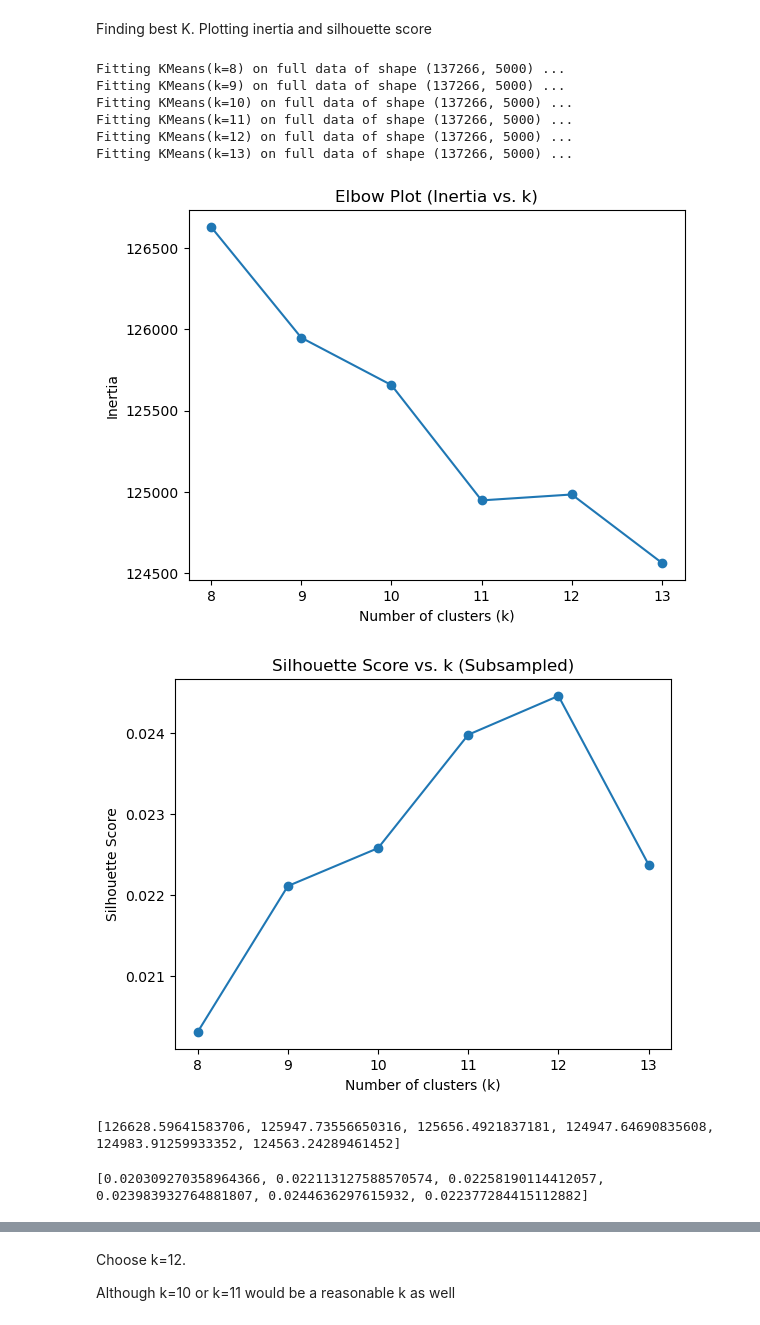
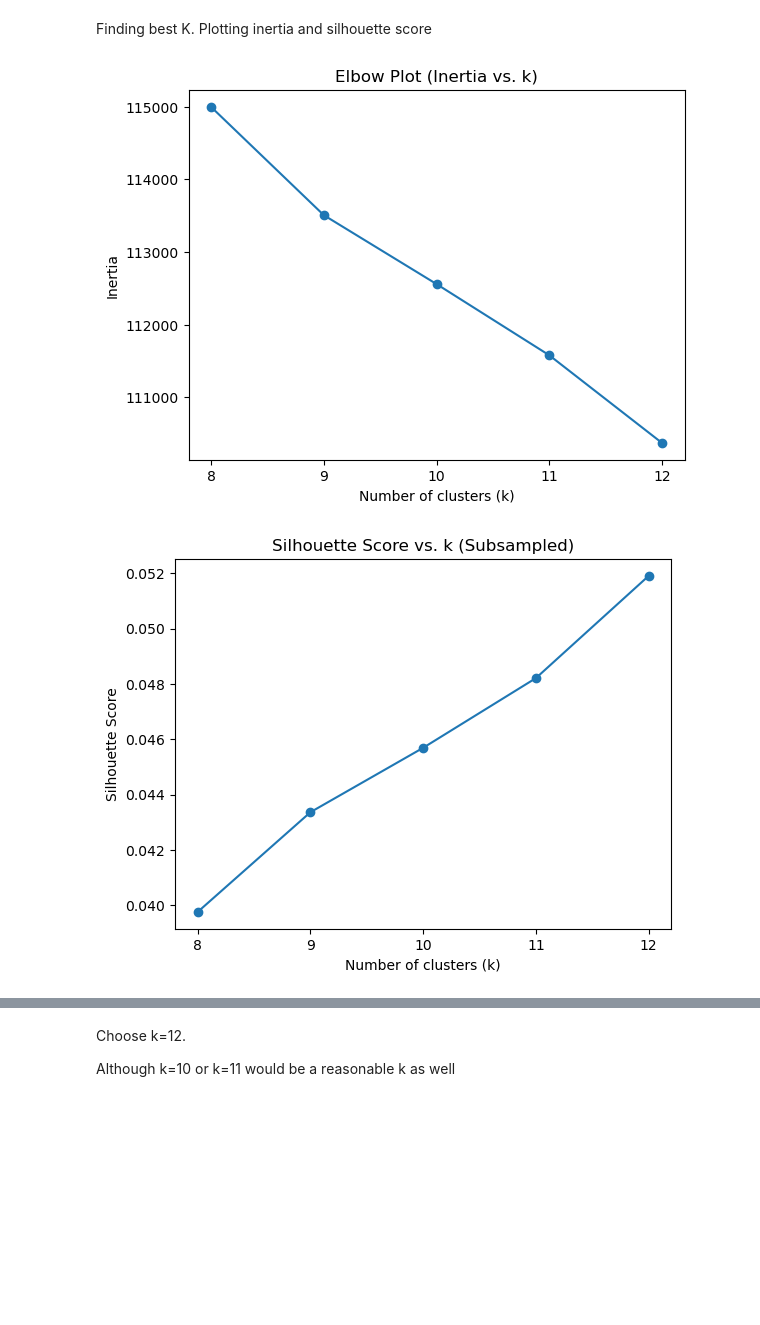
Before and after one commit to arya-2407/seng474-ml-spice, a Jupyter notebook: clustering/best-k.ipynb, the cells around one changed output, grey strips where cells are left out. Cells and saved outputs as stored; diff of their text form; code cells hidden in the pictures; blank space fills up the shorter version.

Commit message:
clustering-based recommender eval and experiments

```diff
--- a/clustering/best-k.ipynb
+++ b/clustering/best-k.ipynb
@@ -41,7 +41,8 @@ TF-IDF
 # %%
 vectorizer = TfidfVectorizer(
     stop_words='english',   # Remove English stop words
-    max_features=5000,      # Limit to top 5k terms
+    min_df=0.02,
+    max_df=0.85
 )
 X_tfidf = vectorizer.fit_transform(metadata_df['combined_text'])
 print("TF-IDF matrix shape:", X_tfidf.shape)
@@ -65,8 +66,8 @@ if n_samples > max_samples:
 else:
     X_for_silhouette = X_tfidf
 
-# 2) Evaluate k in [8..13]
-ks = range(8, 14)
+# 2) Evaluate k in [8..12]
+ks = range(8, 13)
 inertias = []
 sil_scores = []
 
@@ -87,36 +88,24 @@ for k in ks:
         sil = np.nan
 
     sil_scores.append(sil)
-
-# 3) Plot inertia
-plt.figure()
-plt.plot(ks, inertias, marker='o')
-plt.title("Elbow Plot (Inertia vs. k)")
-plt.xlabel("Number of clusters (k)")
-plt.ylabel("Inertia")
-plt.show()
-
-# 4) Plot silhouette
-plt.figure()
-plt.plot(ks, sil_scores, marker='o')
-plt.title("Silhouette Score vs. k (Subsampled)")
-plt.xlabel("Number of clusters (k)")
-plt.ylabel("Silhouette Score")
-plt.show()
-# %% [output]
-Fitting KMeans(k=8) on full data of shape (137266, 5000) ...
-Fitting KMeans(k=9) on full data of shape (137266, 5000) ...
-Fitting KMeans(k=10) on full data of shape (137266, 5000) ...
-Fitting KMeans(k=11) on full data of shape (137266, 5000) ...
-Fitting KMeans(k=12) on full data of shape (137266, 5000) ...
-Fitting KMeans(k=13) on full data of shape (137266, 5000) ...
-[figure, removed]
-[figure, removed]
-# %%
-print(inertias)
-# %% [output]
-[126628.59641583706, 125947.73556650316, 125656.4921837181, 124947.64690835608, 124983.91259933352, 124563.24289461452]
-# %%
-print(sil_scores)
-# %% [output]
-[0.020309270358964366, 0.022113127588570574, 0.02258190114412057, 0.023983932764881807, 0.0244636297615932, 0.022377284415112882]
+# %%
+# 3) Plot inertia
+plt.figure()
+plt.plot(ks, inertias, marker='o')
+plt.title("Elbow Plot (Inertia vs. k)")
+plt.xlabel("Number of clusters (k)")
+plt.ylabel("Inertia")
+plt.xticks(ks)
+plt.show()
+
+# 4) Plot silhouette
+plt.figure()
+plt.plot(ks, sil_scores, marker='o')
+plt.title("Silhouette Score vs. k (Subsampled)")
+plt.xlabel("Number of clusters (k)")
+plt.ylabel("Silhouette Score")
+plt.xticks(ks)
+plt.show()
+# %% [output]
+[figure, added]
+[figure, added]
```
Also changed, not shown: parts of 2 cells of this notebook, 2 other files.
